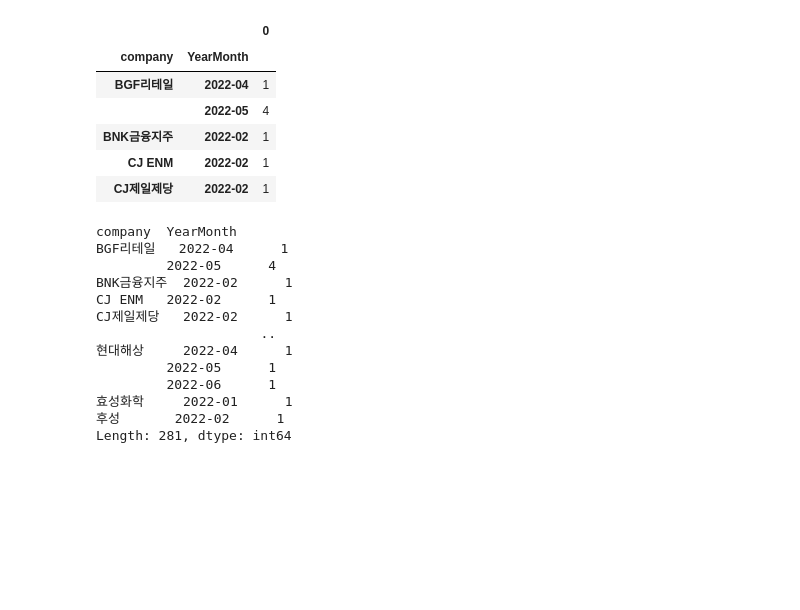
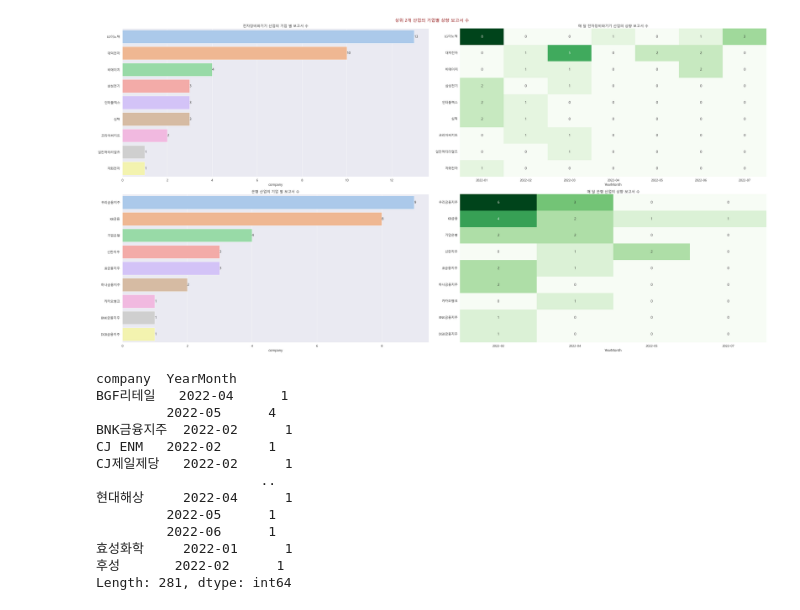
Before and after one commit to dowrave/Project02_Hankyung, a Jupyter notebook: main1/DataProcessing.ipynb, the cells around one changed output. Drawn from its saved outputs; the diff is of its cells as text; code cells hidden in the pictures; blank space fills up the shorter version.

```diff
--- a/main1/DataProcessing.ipynb
+++ b/main1/DataProcessing.ipynb
@@ -2,11 +2,15 @@
 
 import pandas as pd
 import pymysql
-from sql_info import USER, PASSWORD, DB_NAME
+from sql_info import USER, PASSWORD, DB_NAME # 별도의 파일로 MySQL 접속 관리
 from datetime import datetime, timedelta
 import matplotlib.pyplot as plt
 from matplotlib import font_manager, rc
 import seaborn as sns
+
+# sns.set_theme('darkgrid') # 글씨 깨진다
+sns.set(font_scale = 1.25)
+sns.set_palette("pastel")
 
 # 한글 깨지는 현상 수정
 f_path = "C:/windows/Fonts/malgun.ttf"
@@ -160,25 +134,36 @@ for i in range(3):
-# %%
-# 220810부터 계속~
-# groupby를 쓸 수 있지 않을까?
-# 연-월 데이터만 이용해보자
-total_df['YearMonth'] = total_df['date'].dt.strftime('%Y-%m')
-
-heatmap_df = total_df[['company', 'YearMonth', 'category']]
-heatmap_df = heatmap_df.groupby(['company', 'YearMonth']).size()
-
-heatmap_df = heatmap_df.to_frame()
-heatmap_df.head()
-# for column in heatmap_df.columns:
-#     print(column)
-# heatmap_df.pivot('company')
-# %% [output]
-|  |  | 0 |
-| company | YearMonth |  |
-| BGF리테일 | 2022-04 | 1 |
-|  | 2022-05 | 4 |
-| BNK금융지주 | 2022-02 | 1 |
-| CJ ENM | 2022-02 | 1 |
-| CJ제일제당 | 2022-02 | 1 |
+# %%
+# 4. 두 그래프 동시에 띄우기 (각각의 코드는 삭제)
+
+n = 2
+fig, ax = plt.subplots(n, 2, figsize = (40, 20), constrained_layout = True)
+
+
+fig.suptitle(f'상위 {n}개 산업의 기업별 상향 보고서 수', fontdict = suptitle_dict)
+for i in range(n):
+    # 왼쪽 : 막대 그래프
+    cp_lst = total_df[total_df['category'] == category_lst.index[i]]['company'].value_counts()
+
+    ax[i][0].title.set_text(f"{category_lst.index[i]} 산업의 기업 별 보고서 수")
+    sns.barplot(x = cp_lst, y = cp_lst.index, ax = ax[i][0])
+    ax[i][0].bar_label(ax[i][0].containers[0]) # 갯수 표시
+
+    # 오른쪽 : 히트맵
+    heatmap_df = total_df[total_df['category'] == category_lst.index[i]][['company', 'YearMonth']]
+    order = cp_lst.index
+
+    heatmap_df = heatmap_df.groupby(['company', 'YearMonth']).size() # Series
+    heatmap_df = heatmap_df.reset_index() # 오; to_frame 없이 reset_index만 해줘도 잘 나오는듯
+    heatmap_df = heatmap_df.rename(columns = {0 : 'counts'})
+    heatmap_df = heatmap_df.pivot('company', 'YearMonth', 'counts')
+
+    heatmap_df = heatmap_df.fillna(0)
+    #
+    heatmap_df = heatmap_df.loc[order]
+    ax[i][1].title.set_text(f"매 달 {category_lst.index[i]} 산업의 상향 보고서 수")
+
+    sns.heatmap(heatmap_df, cmap = 'Greens', annot = True, ax = ax[i][1], cbar=False)
+# %% [output]
+[figure, added]
 # %%
 # %% [output]
 company  YearMonth
```
Also changed, not shown: parts of 6 cells of this notebook, 3 other files.
